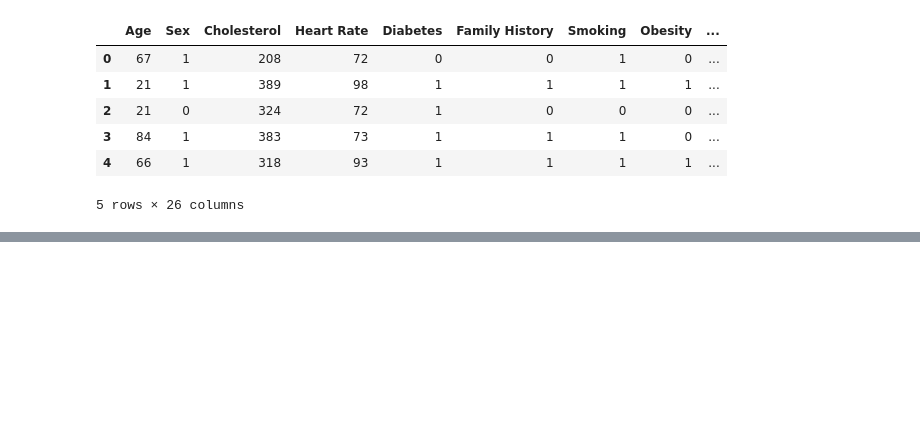
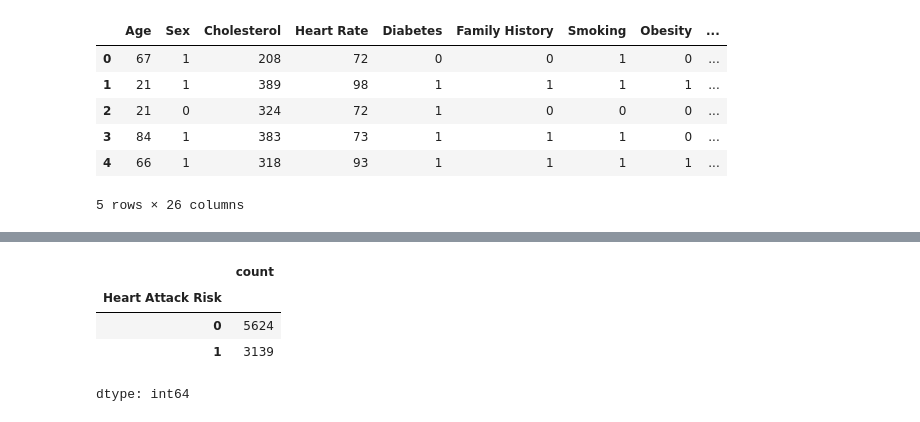
Before and after one commit to maddiejane25/Project-2, a Jupyter notebook: MJ_MI_data.ipynb, the cells around one changed output, grey strips where cells are left out. Drawn from its saved outputs; the diff is of its cells as text; code cells hidden in the pictures; blank space fills up the shorter version.

```diff
--- a/MJ_MI_data.ipynb
+++ b/MJ_MI_data.ipynb
@@ -109,0 +146,9 @@ MI_df.head()
+# %%
+# The Heart Attack Risk is what we want to predict, use value_counts to see the distribution
+MI_df['Heart Attack Risk'].value_counts()
+# %% [output]
+|  | count |
+| Heart Attack Risk |  |
+| 0 | 5624 |
+| 1 | 3139 |
+dtype: int64
```
Also changed, not shown: parts of 23 cells of this notebook.
